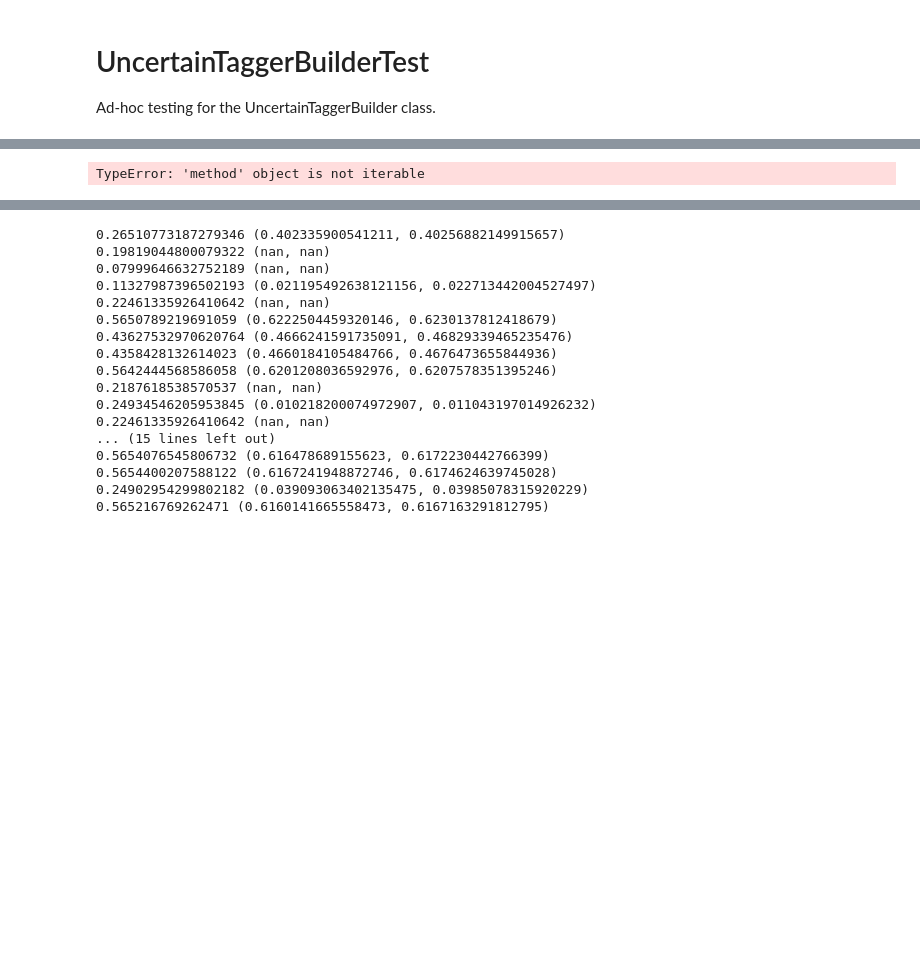
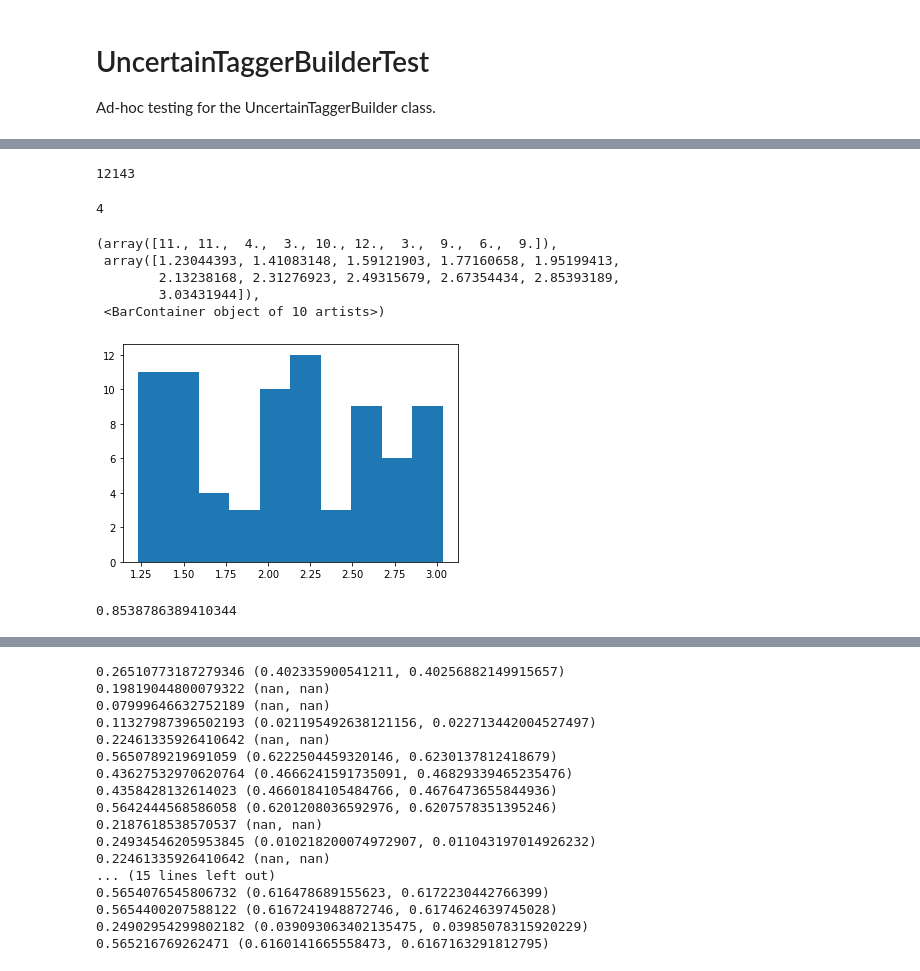
Before and after one commit to petervdonovan/CitationParser, a Jupyter notebook: UncertainTaggerBuilderTest.ipynb, the cells around one changed output, grey strips where cells are left out. Saved outputs shown, nothing was run; the diff lists cells and outputs as text; code cells hidden in the pictures; blank space fills up the shorter version.

```diff
--- a/UncertainTaggerBuilderTest.ipynb
+++ b/UncertainTaggerBuilderTest.ipynb
@@ -59,6 +59,7 @@ author_tags.head()
 sample = author_tags.sample(1000)
 t0 = time.time()
 utb = UncertainTaggerBuilder(
-    texts=sample.raw, tags=sample.B, motifs=motifs, sort_sample_size=100)
+    texts=sample.raw, tags=sample.B, motifs=motifs, sort_sample_size=100,
+    knn_z=2)
 print('Time to initialize:', time.time() - t0)
 # %% [output]
@@ -66,4 +100,23 @@ NameError: name 'n' is not defined
+# %%
+len(utb._states)
+# %% [output]
+12143
+# %%
+z_scores = [utb._is_promising(f) for f in utb._states]
+# %%
+len([a for a in z_scores if a > 3])
+# %% [output]
+4
+# %%
+plt.hist(z_scores)
+# %% [output]
+(array([11., 11.,  4.,  3., 10., 12.,  3.,  9.,  6.,  9.]),
+ array([1.23044393, 1.41083148, 1.59121903, 1.77160658, 1.95199413,
+        2.13238168, 2.31276923, 2.49315679, 2.67354434, 2.85393189,
+        3.03431944]),
+ <BarContainer object of 10 artists>)
+[figure, added]
 # %%
-utb.improve()
+utb._max_oob
 # %% [output]
-TypeError: 'method' object is not iterable
+0.8538786389410344
```
Also changed, not shown: parts of 27 cells of this notebook, 2 other files.
